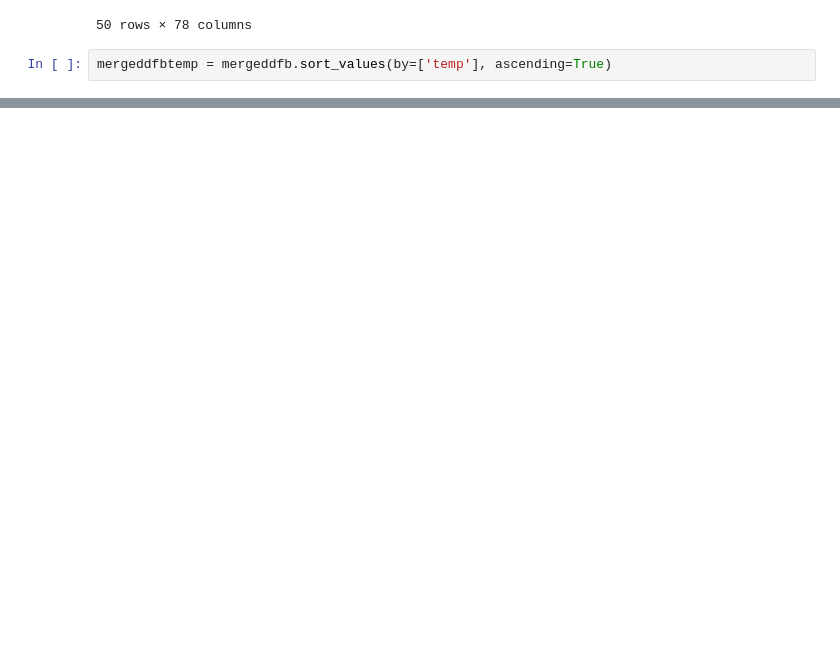
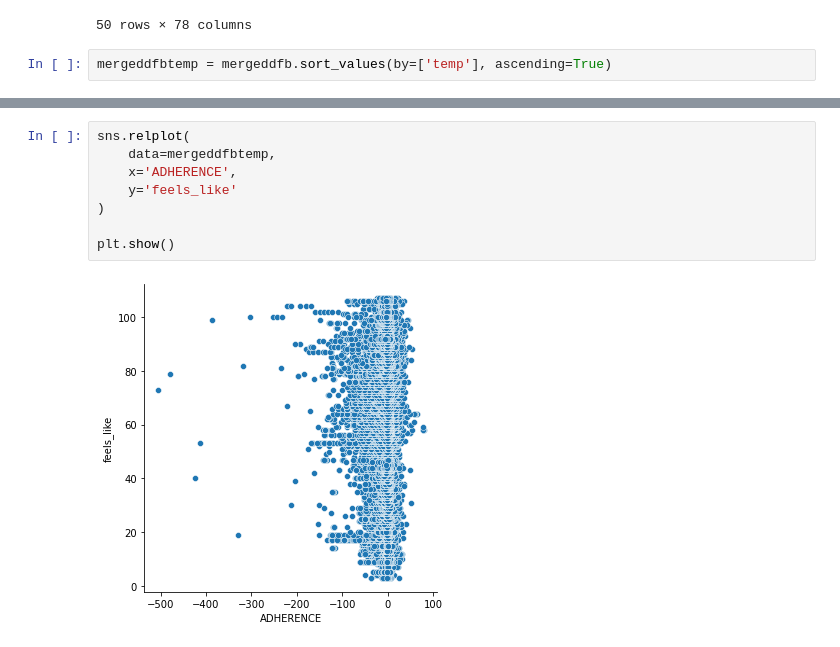
Before and after one commit to NSS-Data-Analytics-Cohort-7/wego-grumpy-concat, a Jupyter notebook: notebook/bussin_data.ipynb, the cells around one changed output, grey strips where cells are left out. Drawn from its saved outputs; the diff is of its cells as text; blank space fills up the shorter version.

```diff
--- a/notebook/bussin_data.ipynb
+++ b/notebook/bussin_data.ipynb
@@ -143,0 +137,10 @@ dataFrame.plot(
+# %%
+sns.relplot(
+    data=mergeddfbtemp,
+    x='ADHERENCE',
+    y='feels_like'
+)
+
+plt.show()
+# %% [output]
+[figure, added]
```
Also changed, not shown: parts of 18 cells of this notebook.
